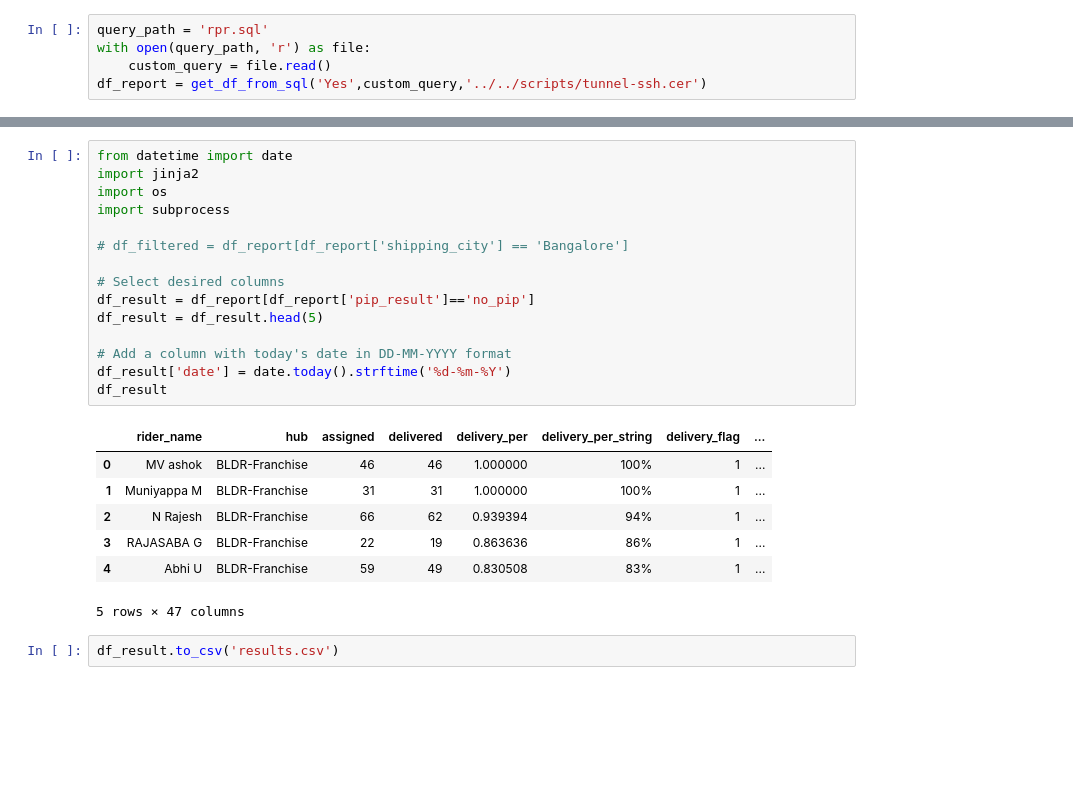
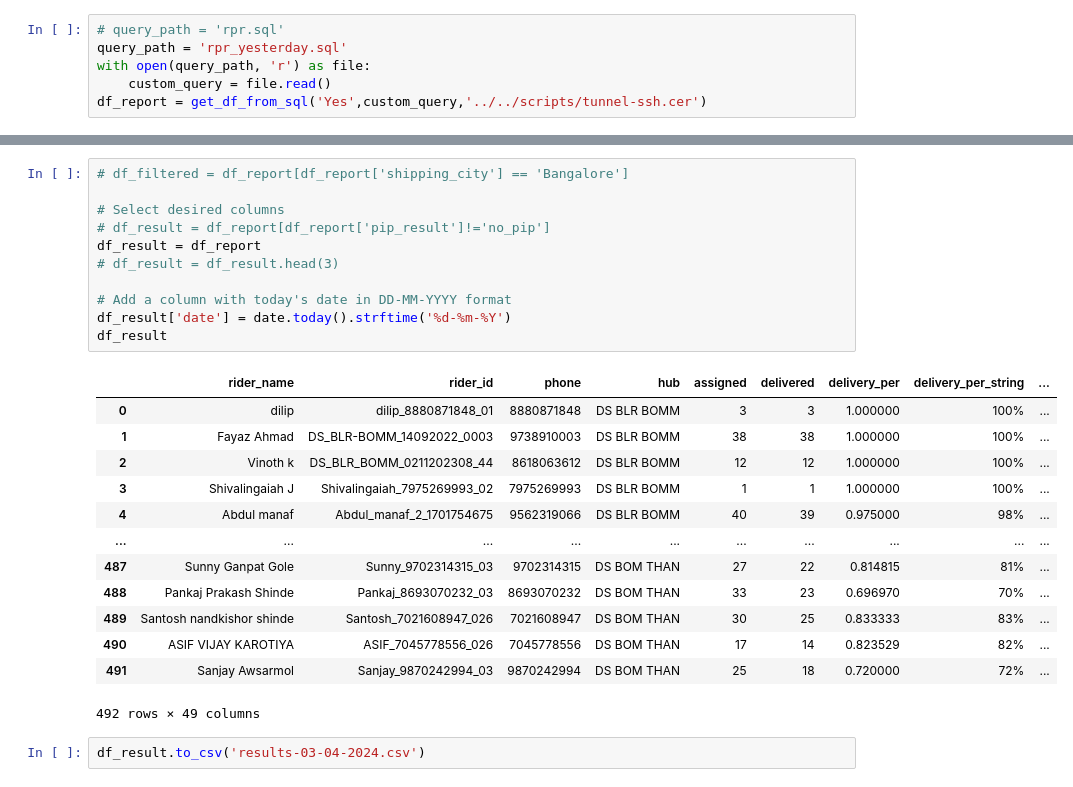
Before and after one commit to akshaygrows/akshaygrows, a Jupyter notebook: Targeted Reports/Rider Report/rpr.ipynb, the cells around one changed output, grey strips where cells are left out. Saved outputs shown, nothing was run; the diff lists cells and outputs as text; blank space fills up the shorter version.

```diff
--- a/Targeted Reports/Rider Report/rpr.ipynb
+++ b/Targeted Reports/Rider Report/rpr.ipynb
@@ -4,7 +13,8 @@ sys.path.append('../..')
 from scripts.postgres_connect import *
 path = 'tunnel-ssh.cer'
 # %%
-query_path = 'rpr.sql'
+# query_path = 'rpr.sql'
+query_path = 'rpr_yesterday.sql'
 with open(query_path, 'r') as file:
     custom_query = file.read()
 df_report = get_df_from_sql('Yes',custom_query,'../../scripts/tunnel-ssh.cer')
@@ -11,25 +37,27 @@ df_report = get_df_from_sql('Yes',custom_query,'../../scripts/tunnel-ssh.cer')
 # %%
-from datetime import date
-import jinja2
-import os
-import subprocess
-
 # df_filtered = df_report[df_report['shipping_city'] == 'Bangalore']
 
 # Select desired columns
-df_result = df_report[df_report['pip_result']=='no_pip']
-df_result = df_result.head(5)
+# df_result = df_report[df_report['pip_result']!='no_pip']
+df_result = df_report
+# df_result = df_result.head(3)
 
 # Add a column with today's date in DD-MM-YYYY format
 df_result['date'] = date.today().strftime('%d-%m-%Y')
 df_result
 # %% [output]
-|  | rider_name | hub | assigned | delivered | delivery_per | delivery_per_string | delivery_flag | ... |
-| 0 | MV ashok | BLDR-Franchise | 46 | 46 | 1.000000 | 100% | 1 | ... |
-| 1 | Muniyappa M | BLDR-Franchise | 31 | 31 | 1.000000 | 100% | 1 | ... |
-| 2 | N Rajesh | BLDR-Franchise | 66 | 62 | 0.939394 | 94% | 1 | ... |
-| 3 | RAJASABA G | BLDR-Franchise | 22 | 19 | 0.863636 | 86% | 1 | ... |
-| 4 | Abhi U | BLDR-Franchise | 59 | 49 | 0.830508 | 83% | 1 | ... |
+|  | rider_name | rider_id | phone | hub | assigned | delivered | delivery_per | delivery_per_string | ... |
+| 0 | dilip | dilip_8880871848_01 | 8880871848 | DS BLR BOMM | 3 | 3 | 1.000000 | 100% | ... |
+| 1 | Fayaz Ahmad | DS_BLR-BOMM_14092022_0003 | 9738910003 | DS BLR BOMM | 38 | 38 | 1.000000 | 100% | ... |
+| 2 | Vinoth k | DS_BLR_BOMM_0211202308_44 | 8618063612 | DS BLR BOMM | 12 | 12 | 1.000000 | 100% | ... |
+| 3 | Shivalingaiah J | Shivalingaiah_7975269993_02 | 7975269993 | DS BLR BOMM | 1 | 1 | 1.000000 | 100% | ... |
+| 4 | Abdul manaf | Abdul_manaf_2_1701754675 | 9562319066 | DS BLR BOMM | 40 | 39 | 0.975000 | 98% | ... |
+| ... | ... | ... | ... | ... | ... | ... | ... | ... | ... |
+| 487 | Sunny Ganpat Gole | Sunny_9702314315_03 | 9702314315 | DS BOM THAN | 27 | 22 | 0.814815 | 81% | ... |
+| 488 | Pankaj Prakash Shinde | Pankaj_8693070232_03 | 8693070232 | DS BOM THAN | 33 | 23 | 0.696970 | 70% | ... |
+| 489 | Santosh nandkishor shinde | Santosh_7021608947_026 | 7021608947 | DS BOM THAN | 30 | 25 | 0.833333 | 83% | ... |
+| 490 | ASIF VIJAY KAROTIYA | ASIF_7045778556_026 | 7045778556 | DS BOM THAN | 17 | 14 | 0.823529 | 82% | ... |
+| 491 | Sanjay Awsarmol | Sanjay_9870242994_03 | 9870242994 | DS BOM THAN | 25 | 18 | 0.720000 | 72% | ... |
-5 rows × 47 columns
+492 rows × 49 columns
 # %%
-df_result.to_csv('results.csv')
+df_result.to_csv('results-03-04-2024.csv')
```
Also changed, not shown: parts of 11 cells of this notebook, 38 other files.
